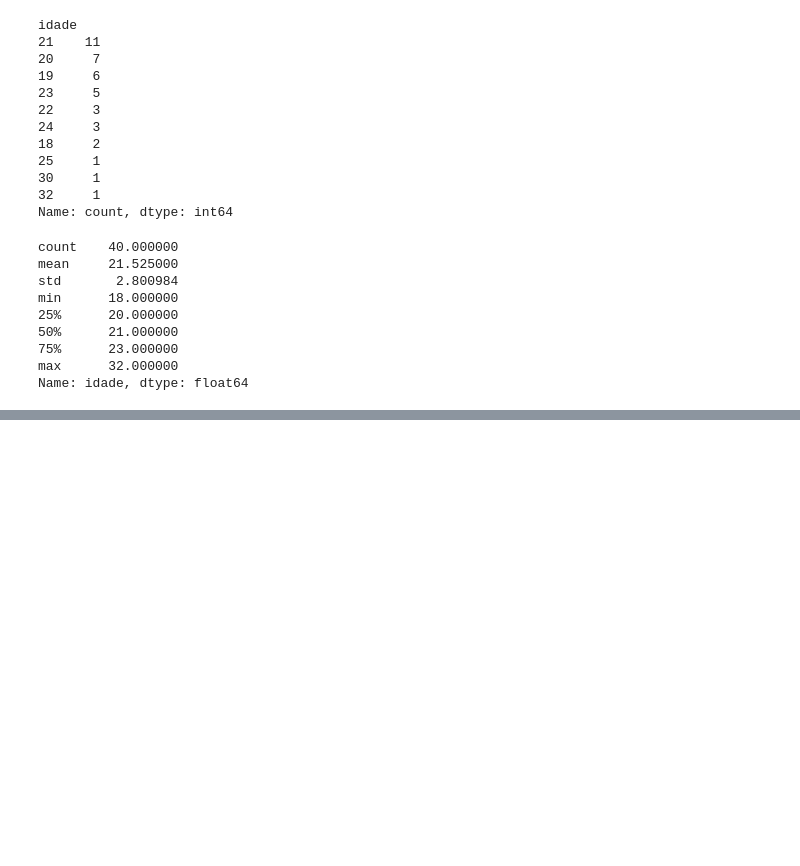
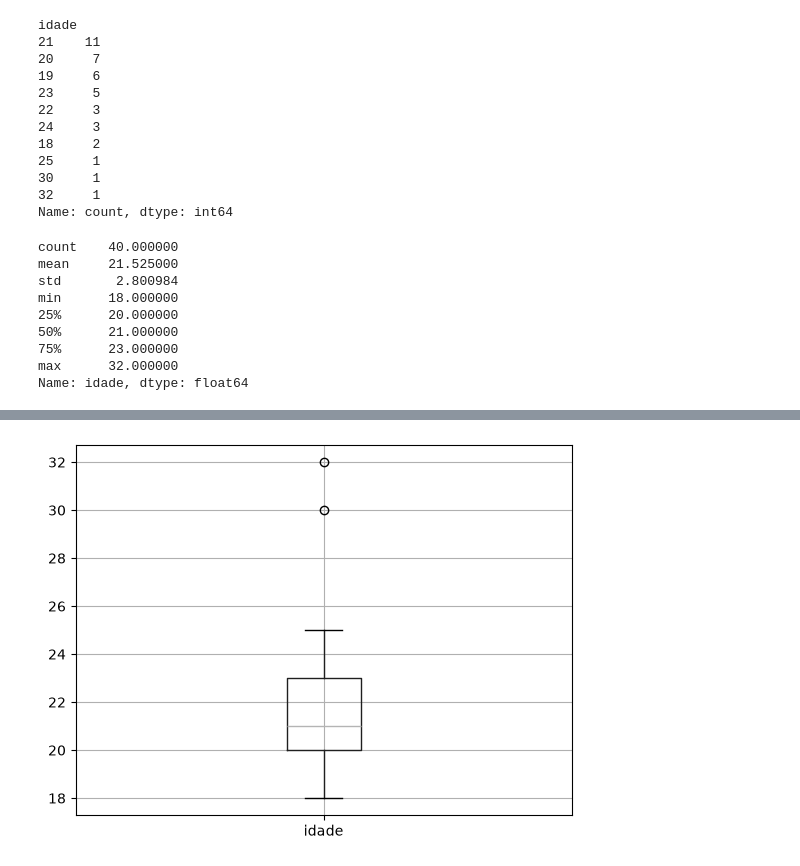
Before and after one commit to Hawkie06/BootcampIA, a Jupyter notebook: manipulacao_dados/Aula09/estatisticas.ipynb, the cells around one changed output, grey strips where cells are left out. Saved outputs shown, nothing was run; the diff lists cells and outputs as text; code cells hidden in the pictures; blank space fills up the shorter version.

```diff
--- a/manipulacao_dados/Aula09/estatisticas.ipynb
+++ b/manipulacao_dados/Aula09/estatisticas.ipynb
@@ -218,0 +220,5 @@ data_frame.boxplot(column="idade")
+# %%
+data_frame.boxplot(column="idade")
+plt.show()
+# %% [output]
+[figure, added]
```
Also changed, not shown: parts of 12 cells of this notebook.
